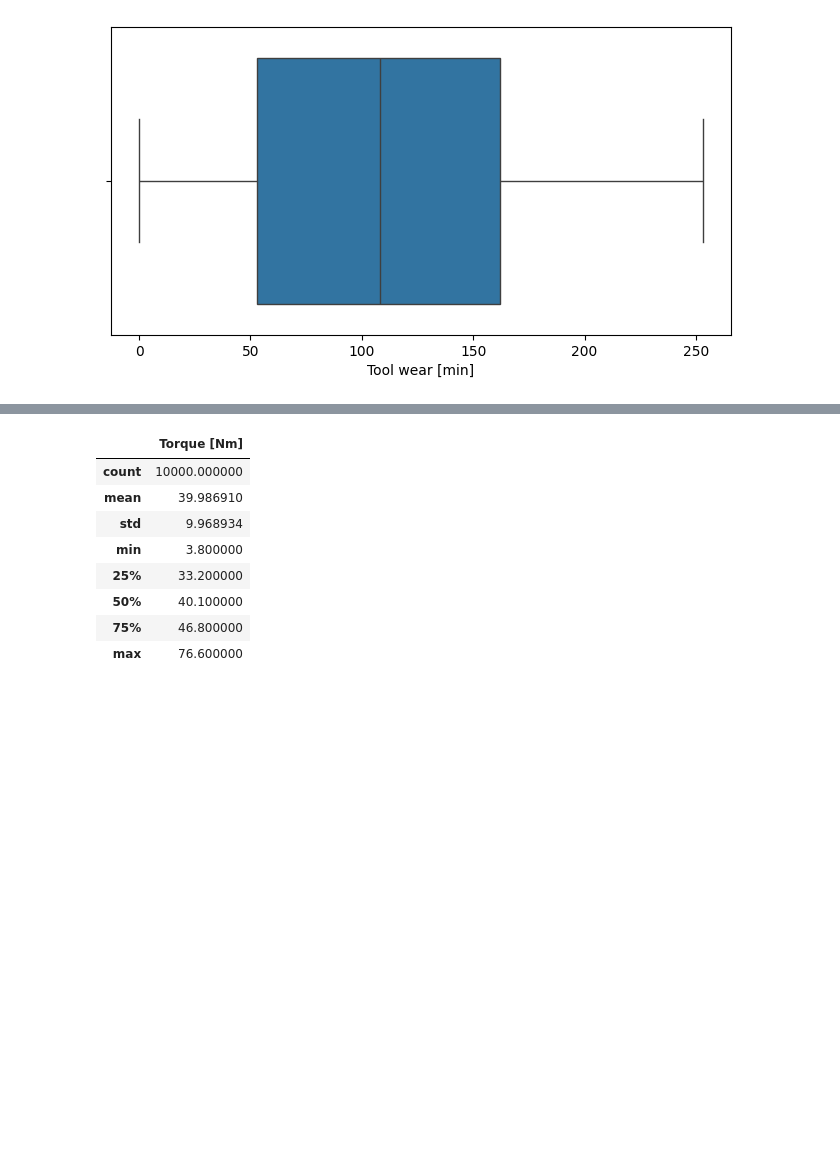
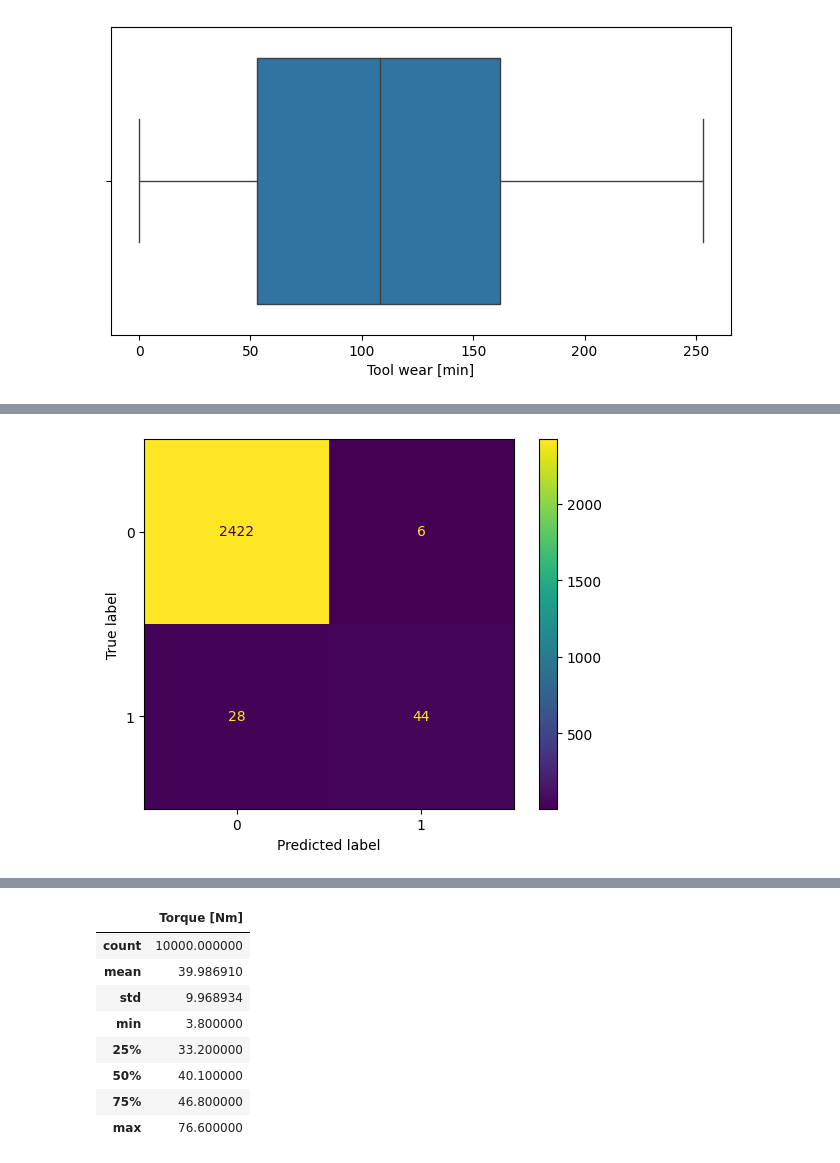
Before and after one commit to Mehdi007bond/Predictive_maintenance_ML, a Jupyter notebook: ML_Predictive_maintenance.ipynb, the cells around one changed output, grey strips where cells are left out. Drawn from its saved outputs; the diff is of its cells as text; code cells hidden in the pictures; blank space fills up the shorter version.

```diff
--- a/ML_Predictive_maintenance.ipynb
+++ b/ML_Predictive_maintenance.ipynb
@@ -196,0 +202,10 @@ Index(['UDI', 'Product ID', 'Type', 'Air temperature [K]',
+# %%
+x_train, x_test, y_train, y_test = train_test_split(xfeatures,ylabels , test_size=0.25 , random_state=42)
+# %%
+def build_model(classifier , x_train,y_train ):
+  classifier.fit(x_train,y_train)
+  print("Accuracy" , classifier.score(x_test,y_test))
+  return classifier
+# %%
+rf = RandomForestClassifier(n_estimators=100,random_state=42)
+rf_clf = build_model(rf,x_train,y_train)
@@ -196,0 +218,4 @@ Index(['UDI', 'Product ID', 'Type', 'Air temperature [K]',
+# %%
+#model evaluation
+y_pred = rf_clf.predict(x_test)
+print(classification_report(y_test,y_pred))
@@ -196,0 +231,7 @@ Index(['UDI', 'Product ID', 'Type', 'Air temperature [K]',
+# %%
+cm = confusion_matrix(y_test,y_pred,labels=rf_clf.classes_)
+disp = ConfusionMatrixDisplay(confusion_matrix=cm,display_labels=rf_clf.classes_)
+disp.plot()
+plt.show()
+# %% [output]
+[figure, added]
```
Also changed, not shown: parts of 17 cells of this notebook.
